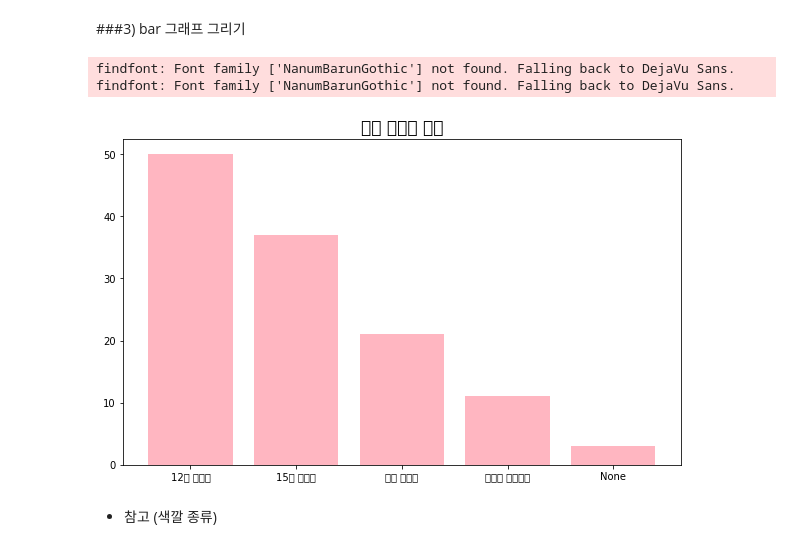
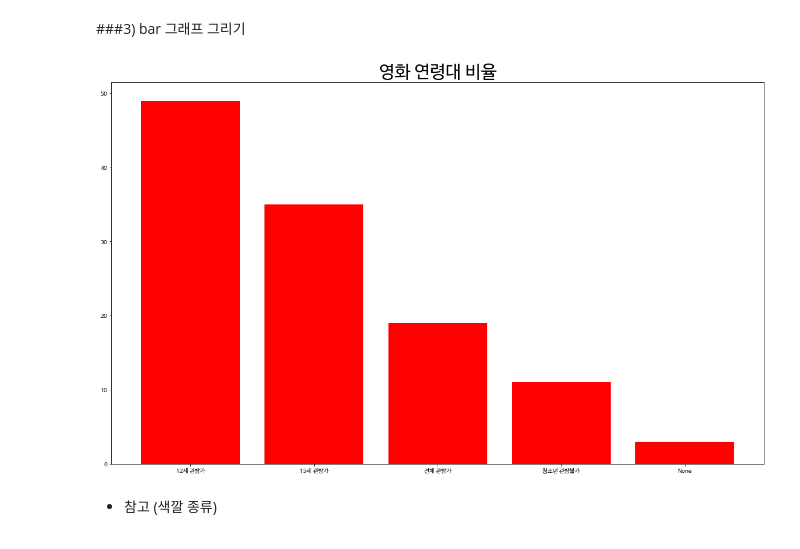
Before and after one commit to blackgreenc/AI, a Jupyter notebook: 네이버영화_크롤링_및_데이터분석_(학생).ipynb, the cells around one changed output. Cells and saved outputs as stored; diff of their text form; code cells hidden in the pictures.

```diff
--- a/네이버영화_크롤링_및_데이터분석_(학생).ipynb
+++ b/네이버영화_크롤링_및_데이터분석_(학생).ipynb
@@ -352,15 +331,12 @@ Index(['12세 관람가', '15세 관람가', '전체 관람가', '청소년 관
 ###3) bar 그래프 그리기
 # %%
 # 직접 해보기
-
-plt. figure(figsize = (10, 6))
-plt. bar (index, data, color = 'lightpink')
-plt. title ('영화 연령대 비율', size = 17)
+plt.figure(figsize = (20, 12))
+plt.bar (index, data, color = 'r')
+plt.title ('영화 연령대 비율', size = 30)
 plt.show()
 # %% [output]
-findfont: Font family ['NanumBarunGothic'] not found. Falling back to DejaVu Sans.
-findfont: Font family ['NanumBarunGothic'] not found. Falling back to DejaVu Sans.
-[figure, old version]
+[figure, new version]
 # %% [markdown]
 - 참고 (색깔 종류)
 # %% [markdown]
```
Also changed, not shown: parts of 50 cells of this notebook.
